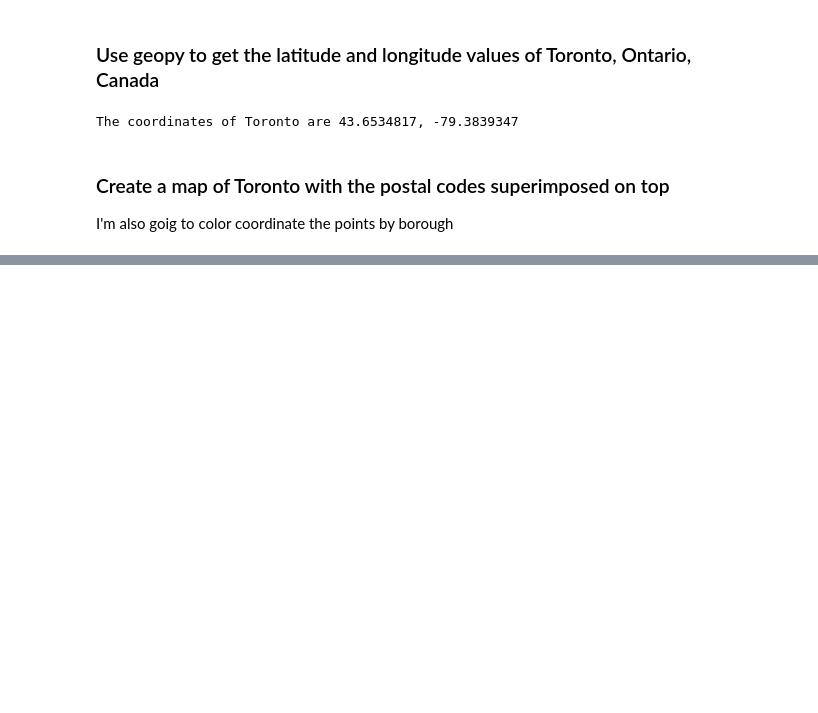
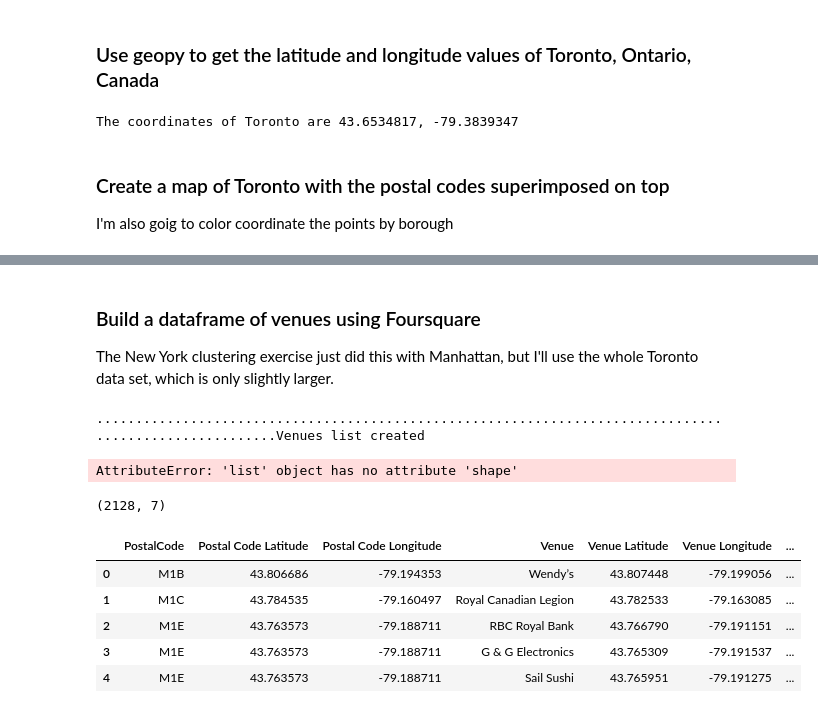
Before and after one commit to eyadams/capston-week-3, a Jupyter notebook: Capstone Week 3 - Part 3.ipynb, the cells around one changed output, grey strips where cells are left out. Cells and saved outputs as stored; diff of their text form; code cells hidden in the pictures; blank space fills up the shorter version.

```diff
--- a/Capstone Week 3 - Part 3.ipynb
+++ b/Capstone Week 3 - Part 3.ipynb
@@ -145,3 +146,9 @@ for i, row in postal_codes.iterrows():
 map_toronto
 # %% [output]
 [interactive output not drawn]
+# %% [markdown]
+### Build a dataframe of venues using Foursquare
+
+The New York clustering exercise just did this with
+Manhattan, but I'll use the whole Toronto data set,
+which is only slightly larger.
@@ -147,0 +189,16 @@ map_toronto
+# %%
+# I'll create an empty dataframe, and then build up
+# the complete one using concat
+
+venues_list = []
+
+for i, row in postal_codes.iterrows():
+    print(".", end="")
+    venues_list += get_nearby_venues(row['PostalCode'],
+                                        row['Latitude'],
+                                        row['Longitude'])
+
+print("\nVenues list created")
+# %% [output]
+.......................................................................................................Venues list created
+AttributeError: 'list' object has no attribute 'shape'
@@ -147,0 +216,11 @@ map_toronto
+# %%
+print(toronto_venues.shape)
+toronto_venues.head()
+# %% [output]
+(2128, 7)
+|  | PostalCode | Postal Code Latitude | Postal Code Longitude | Venue | Venue Latitude | Venue Longitude | ... |
+| 0 | M1B | 43.806686 | -79.194353 | Wendy’s | 43.807448 | -79.199056 | ... |
+| 1 | M1C | 43.784535 | -79.160497 | Royal Canadian Legion | 43.782533 | -79.163085 | ... |
+| 2 | M1E | 43.763573 | -79.188711 | RBC Royal Bank | 43.766790 | -79.191151 | ... |
+| 3 | M1E | 43.763573 | -79.188711 | G & G Electronics | 43.765309 | -79.191537 | ... |
+| 4 | M1E | 43.763573 | -79.188711 | Sail Sushi | 43.765951 | -79.191275 | ... |
```
Also changed, not shown: parts of 25 cells of this notebook.
